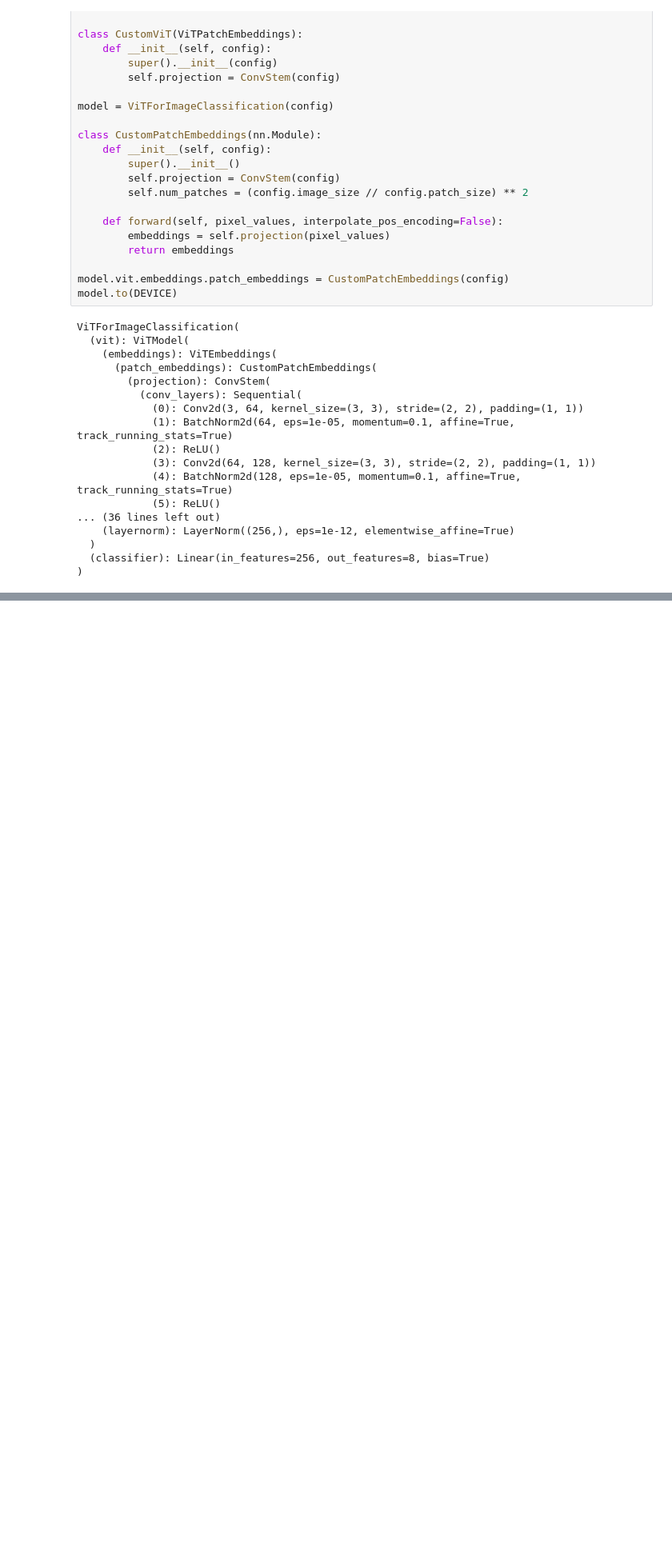
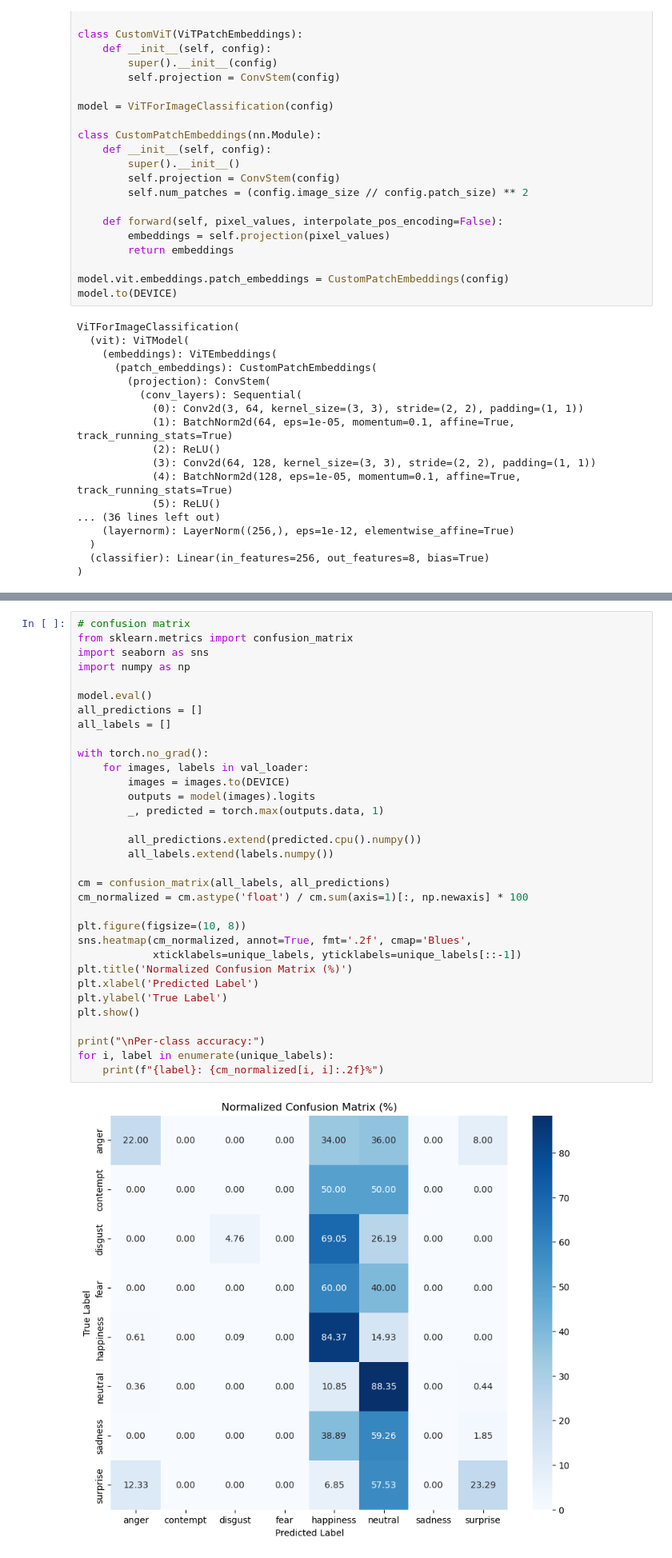
Before and after one commit to syliem1/EmotionalDetection, a Jupyter notebook: VIT/train.ipynb, the cells around one changed output, grey strips where cells are left out. Shown at 80% size. Cells and saved outputs as stored; diff of their text form; blank space fills up the shorter version.

Commit message:
confusion matrix for ViT

```diff
--- a/VIT/train.ipynb
+++ b/VIT/train.ipynb
@@ -279,0 +282,35 @@ plt.show()
+# %%
+# confusion matrix
+from sklearn.metrics import confusion_matrix
+import seaborn as sns
+import numpy as np
+
+model.eval()
+all_predictions = []
+all_labels = []
+
+with torch.no_grad():
+    for images, labels in val_loader:
+        images = images.to(DEVICE)
+        outputs = model(images).logits
+        _, predicted = torch.max(outputs.data, 1)
+
+        all_predictions.extend(predicted.cpu().numpy())
+        all_labels.extend(labels.numpy())
+
+cm = confusion_matrix(all_labels, all_predictions)
+cm_normalized = cm.astype('float') / cm.sum(axis=1)[:, np.newaxis] * 100
+
+plt.figure(figsize=(10, 8))
+sns.heatmap(cm_normalized, annot=True, fmt='.2f', cmap='Blues',
+            xticklabels=unique_labels, yticklabels=unique_labels[::-1])
+plt.title('Normalized Confusion Matrix (%)')
+plt.xlabel('Predicted Label')
+plt.ylabel('True Label')
+plt.show()
+
+print("\nPer-class accuracy:")
+for i, label in enumerate(unique_labels):
+    print(f"{label}: {cm_normalized[i, i]:.2f}%")
+# %% [output]
+[figure, added]
```
Also changed, not shown: parts of 5 cells of this notebook.
